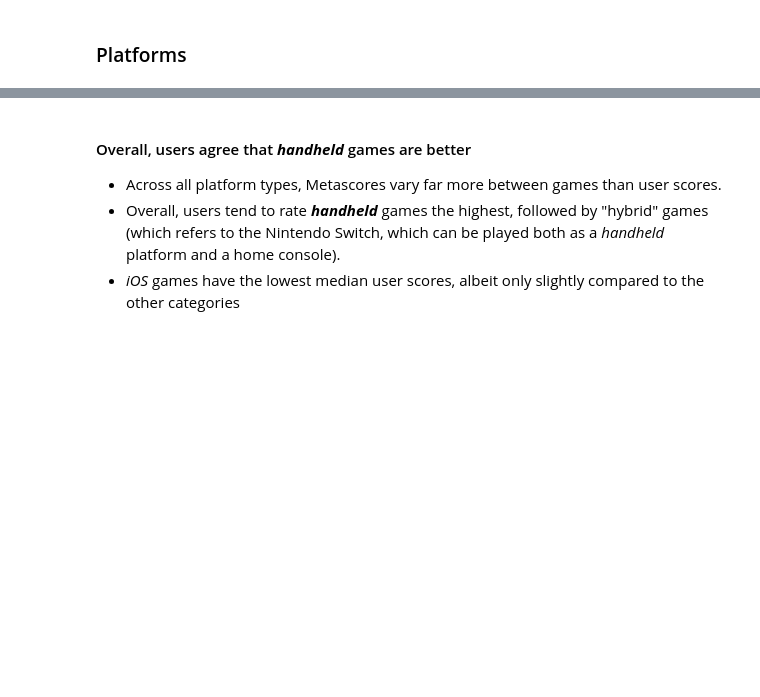
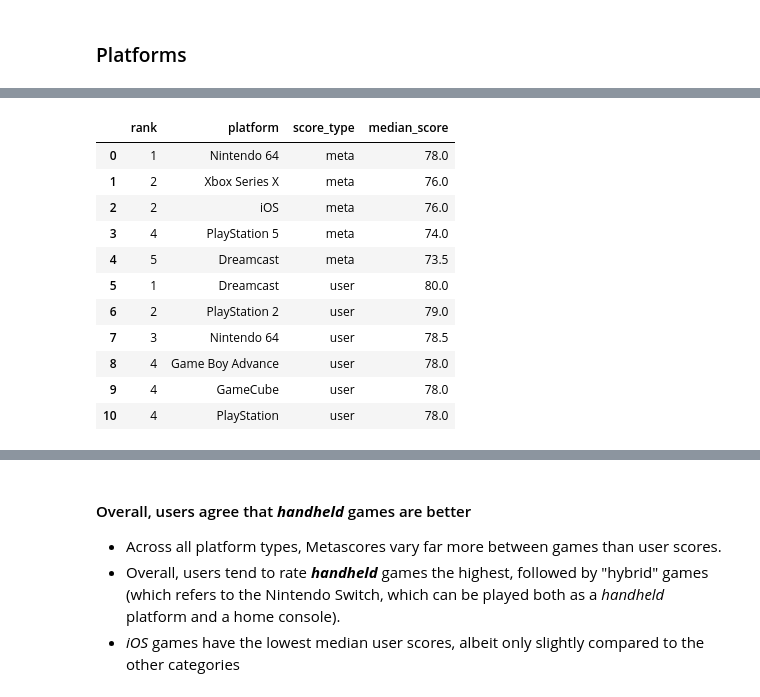
Before and after one commit to henrylin03/video-games, a Jupyter notebook: analysis.ipynb, the cells around one changed output, grey strips where cells are left out. Saved outputs shown, nothing was run; the diff lists cells and outputs as text; code cells hidden in the pictures; blank space fills up the shorter version.

```diff
--- a/analysis.ipynb
+++ b/analysis.ipynb
@@ -304,0 +322,28 @@ boxplot_game_reviews()
+# %%
+find_top5_query = """
+    SELECT * FROM (
+        SELECT
+            RANK() OVER (
+                PARTITION BY score_type
+                ORDER BY median_score DESC
+            ) rank,
+            *
+        FROM median_scores
+    )
+    WHERE rank <= 5
+"""
+top5_platforms_df = pd.read_sql_query(find_top5_query, sql_engine)
+display(top5_platforms_df)
+# %% [output]
+|  | rank | platform | score_type | median_score |
+| 0 | 1 | Nintendo 64 | meta | 78.0 |
+| 1 | 2 | Xbox Series X | meta | 76.0 |
+| 2 | 2 | iOS | meta | 76.0 |
+| 3 | 4 | PlayStation 5 | meta | 74.0 |
+| 4 | 5 | Dreamcast | meta | 73.5 |
+| 5 | 1 | Dreamcast | user | 80.0 |
+| 6 | 2 | PlayStation 2 | user | 79.0 |
+| 7 | 3 | Nintendo 64 | user | 78.5 |
+| 8 | 4 | Game Boy Advance | user | 78.0 |
+| 9 | 4 | GameCube | user | 78.0 |
+| 10 | 4 | PlayStation | user | 78.0 |
```
Also changed, not shown: parts of 9 cells of this notebook.
